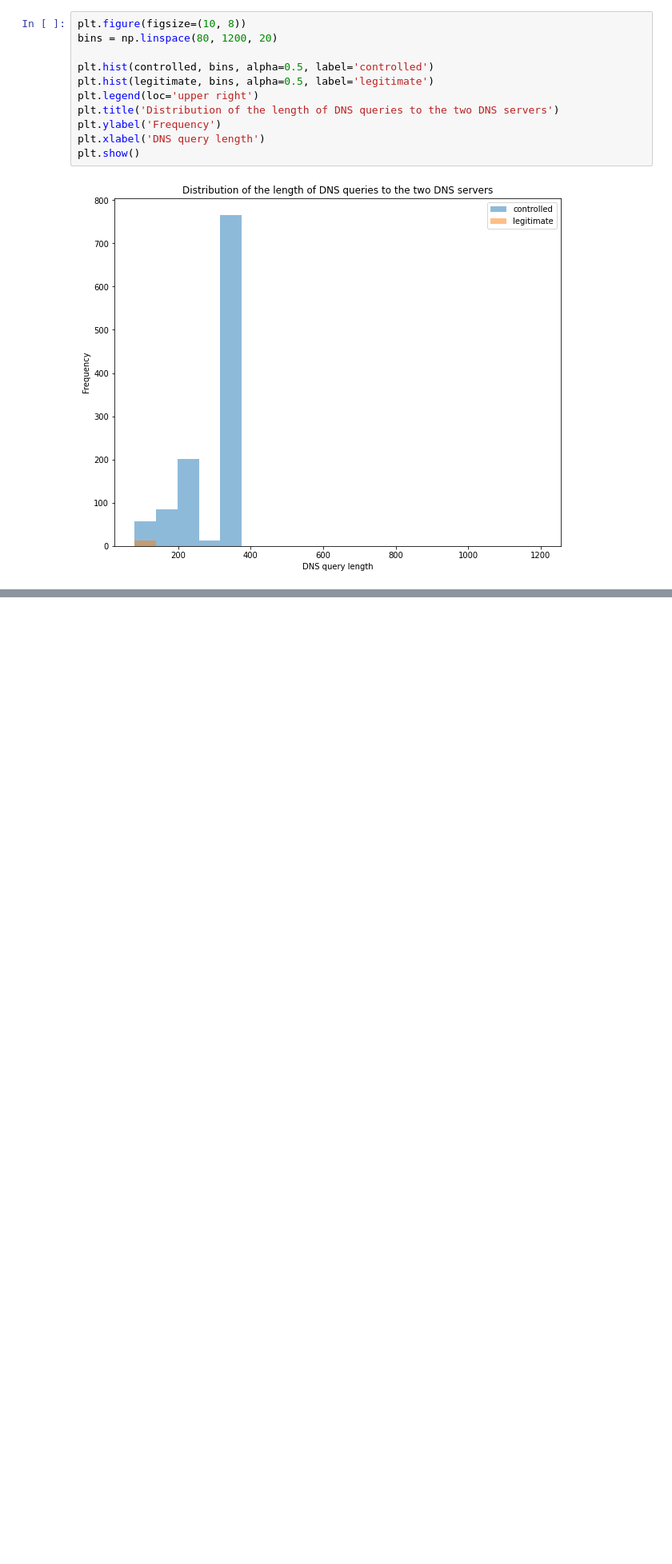
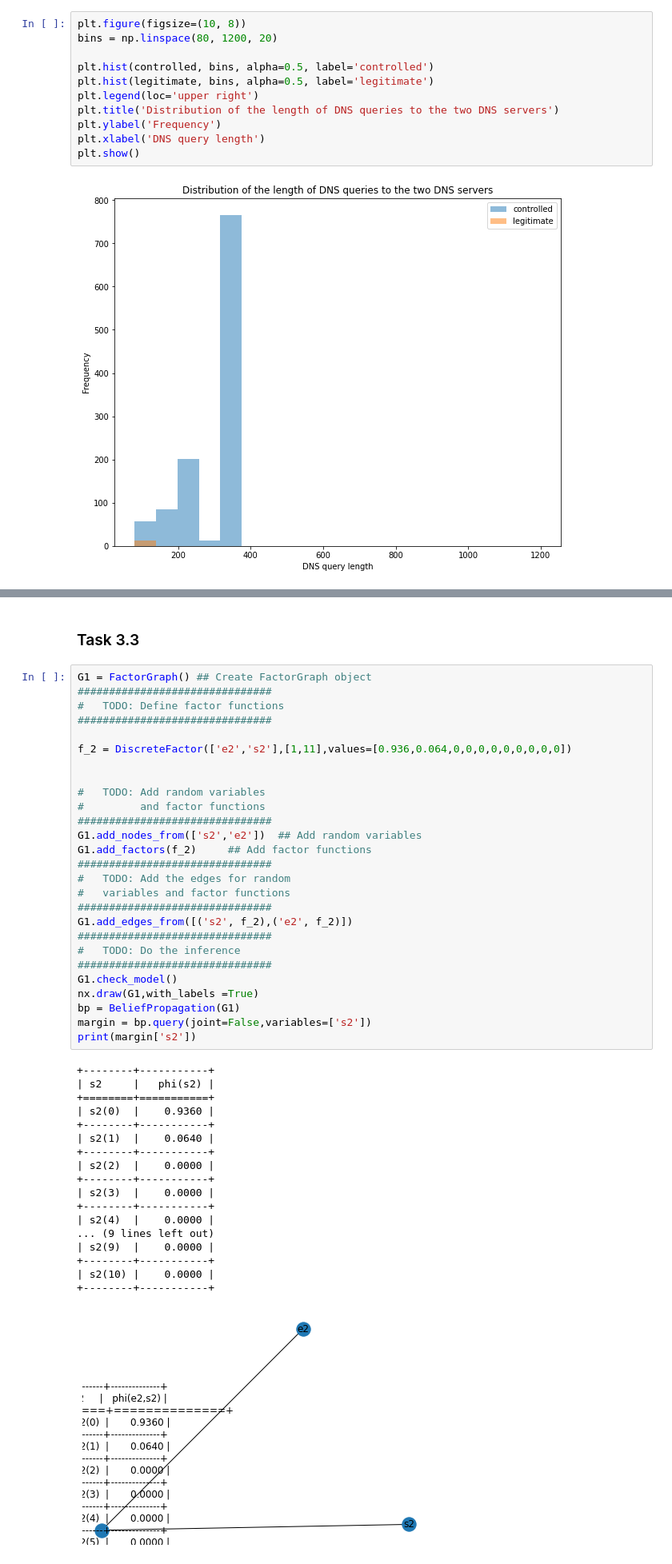
Before and after one commit to cam-ge/mp3, a Jupyter notebook: zinan2_MP3.ipynb, the cells around one changed output, grey strips where cells are left out. Shown at 80% size. Saved outputs shown, nothing was run; the diff lists cells and outputs as text; blank space fills up the shorter version.

```diff
--- a/zinan2_MP3.ipynb
+++ b/zinan2_MP3.ipynb
@@ -385,0 +633,48 @@ plt.show()
+# %% [markdown]
+### Task 3.3
+# %%
+G1 = FactorGraph() ## Create FactorGraph object
+###############################
+#   TODO: Define factor functions
+###############################
+
+f_2 = DiscreteFactor(['e2','s2'],[1,11],values=[0.936,0.064,0,0,0,0,0,0,0,0,0])
+
+
+#   TODO: Add random variables
+#         and factor functions
+###############################
+G1.add_nodes_from(['s2','e2'])  ## Add random variables
+G1.add_factors(f_2)     ## Add factor functions
+###############################
+#   TODO: Add the edges for random
+#   variables and factor functions
+###############################
+G1.add_edges_from([('s2', f_2),('e2', f_2)])
+###############################
+#   TODO: Do the inference
+###############################
+G1.check_model()
+nx.draw(G1,with_labels =True)
+bp = BeliefPropagation(G1)
+margin = bp.query(joint=False,variables=['s2'])
+print(margin['s2'])
+# %% [output]
++--------+-----------+
+| s2     |   phi(s2) |
++========+===========+
+| s2(0)  |    0.9360 |
++--------+-----------+
+| s2(1)  |    0.0640 |
++--------+-----------+
+| s2(2)  |    0.0000 |
++--------+-----------+
+| s2(3)  |    0.0000 |
++--------+-----------+
+| s2(4)  |    0.0000 |
+... (9 lines left out)
+| s2(9)  |    0.0000 |
++--------+-----------+
+| s2(10) |    0.0000 |
++--------+-----------+
+[figure, added]
```
Also changed, not shown: parts of 33 cells of this notebook.
